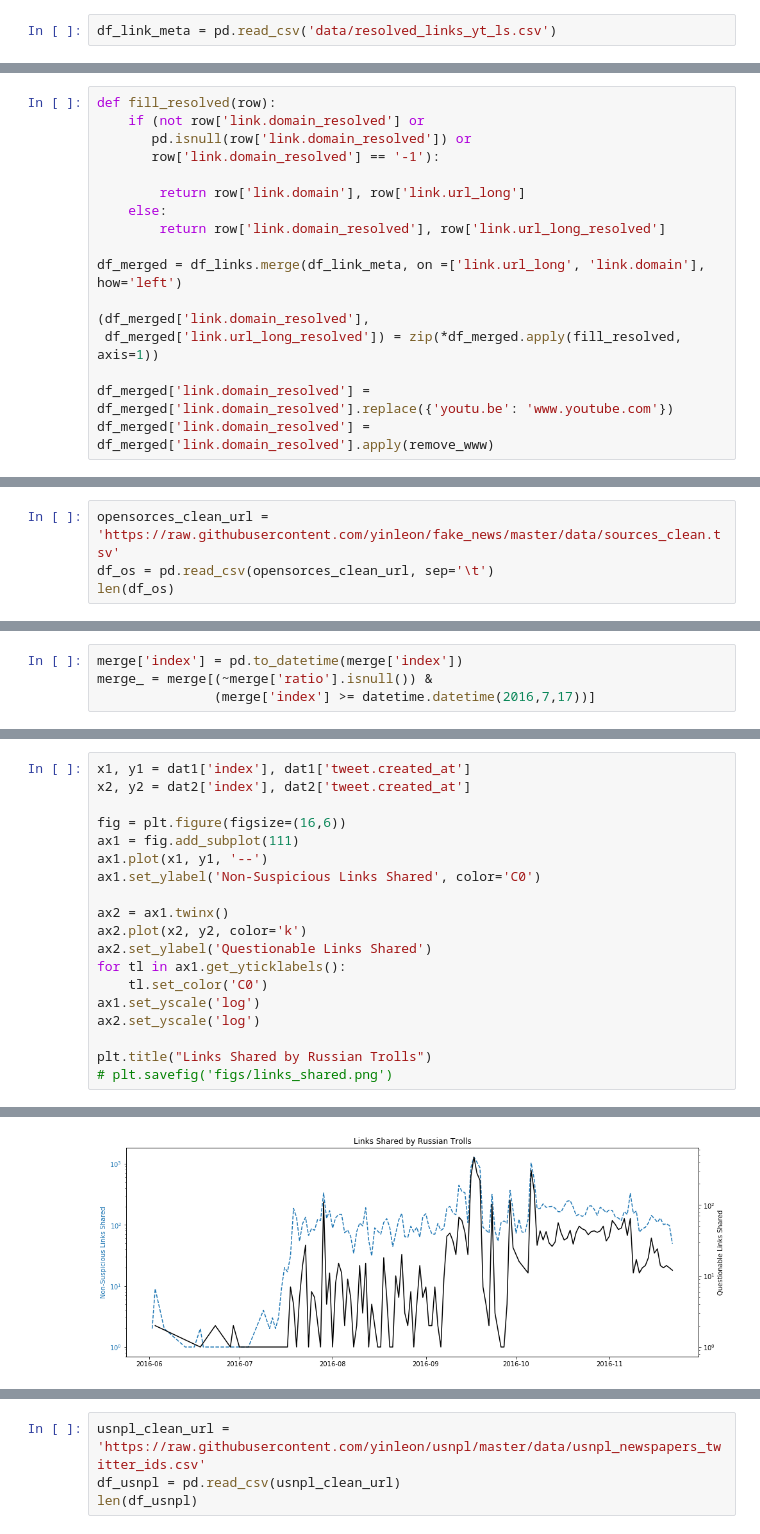
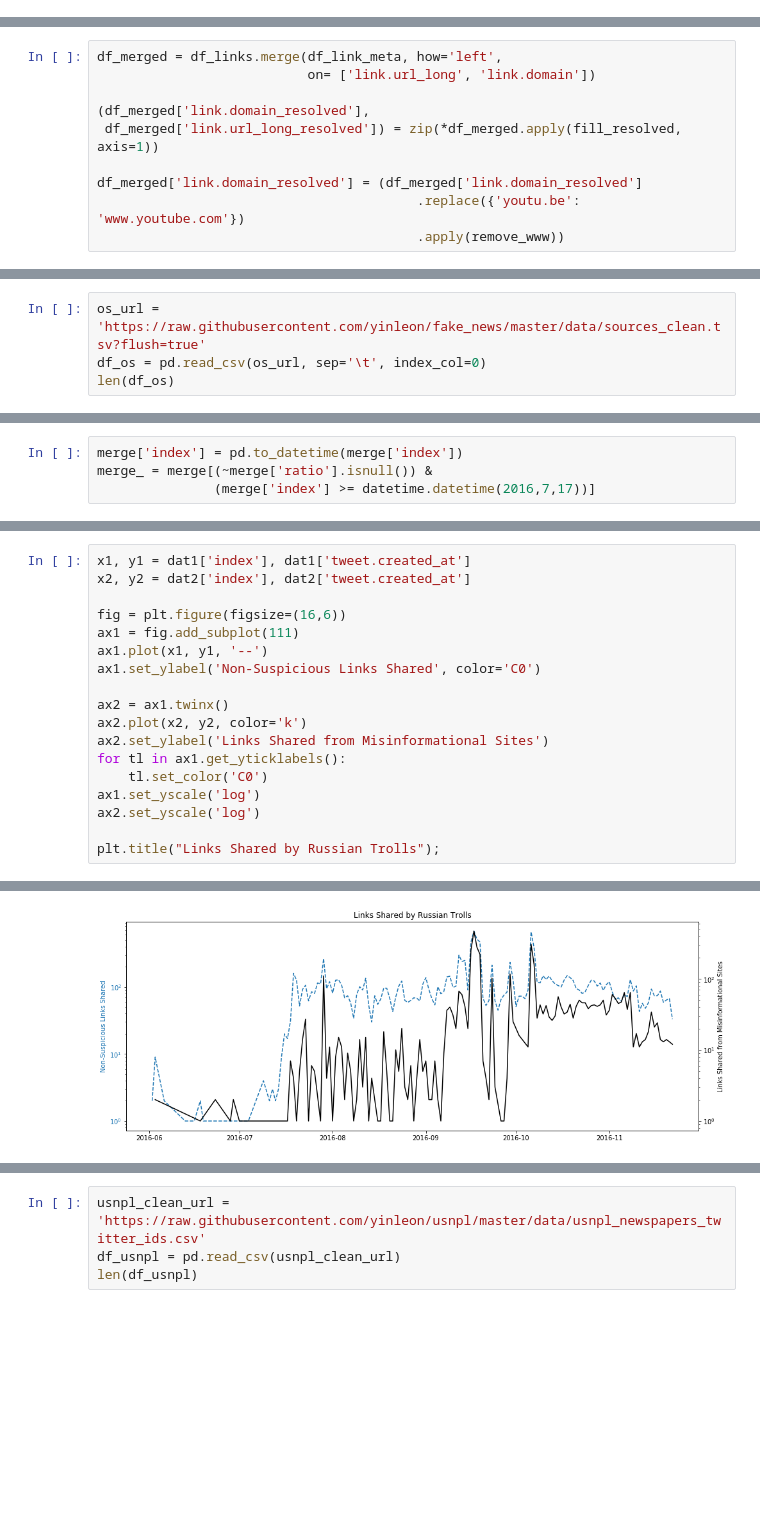
Before and after one commit to mitpalorg/nbc_russian_trolls, a Jupyter notebook: link_analysis-2018-02-28.ipynb, the cells around one changed output, grey strips where cells are left out. Cells and saved outputs as stored; diff of their text form; blank space fills up the shorter version.

Commit message:
cleaned up notebook, and some new analysis

```diff
--- a/link_analysis-2018-02-28.ipynb
+++ b/link_analysis-2018-02-28.ipynb
@@ -360,5 +222,3 @@ df_resolved = pd.`merge(left=df_links, right=df_link_meta, on=['link.url_long',
 # %% [markdown]
 Analyzing the resolved links.
-# %%
-df_link_meta = pd.read_csv('data/resolved_links_yt_ls.csv')
 # %%
@@ -381,0 +284,10 @@ Name: link.domain_resolved, dtype: int64
+# %%
+df_merged = df_links.merge(df_link_meta, how='left',
+                           on= ['link.url_long', 'link.domain'])
+
+(df_merged['link.domain_resolved'],
+ df_merged['link.url_long_resolved']) = zip(*df_merged.apply(fill_resolved, axis=1))
+
+df_merged['link.domain_resolved'] = (df_merged['link.domain_resolved']
+                                         .replace({'youtu.be': 'www.youtube.com'})
+                                         .apply(remove_www))
@@ -413,17 +333,0 @@ df_link_meta['link.domain_resolved'] = df_link_meta['link.domain_resolved'].appl
-# %%
-def fill_resolved(row):
-    if (not row['link.domain_resolved'] or
-       pd.isnull(row['link.domain_resolved']) or
-       row['link.domain_resolved'] == '-1'):
-
-        return row['link.domain'], row['link.url_long']
-    else:
-        return row['link.domain_resolved'], row['link.url_long_resolved']
-
-df_merged = df_links.merge(df_link_meta, on =['link.url_long', 'link.domain'], how='left')
-
-(df_merged['link.domain_resolved'],
- df_merged['link.url_long_resolved']) = zip(*df_merged.apply(fill_resolved, axis=1))
-
-df_merged['link.domain_resolved'] = df_merged['link.domain_resolved'].replace({'youtu.be': 'www.youtube.com'})
-df_merged['link.domain_resolved'] = df_merged['link.domain_resolved'].apply(remove_www)
@@ -498,6 +345,6 @@ Here is a <a href="https://nbviewer.jupyter.org/github/yinleon/fake_news/blob/ma
 # %%
-opensorces_clean_url = 'https://raw.githubusercontent.com/yinleon/fake_news/master/data/sources_clean.tsv'
-df_os = pd.read_csv(opensorces_clean_url, sep='\t')
+os_url = 'https://raw.githubusercontent.com/yinleon/fake_news/master/data/sources_clean.tsv?flush=true'
+df_os = pd.read_csv(os_url, sep='\t', index_col=0)
 len(df_os)
 # %% [output]
 825
@@ -737,12 +548,11 @@ ax1.set_ylabel('Non-Suspicious Links Shared', color='C0')
 
 ax2 = ax1.twinx()
 ax2.plot(x2, y2, color='k')
-ax2.set_ylabel('Questionable Links Shared')
+ax2.set_ylabel('Links Shared from Misinformational Sites')
 for tl in ax1.get_yticklabels():
     tl.set_color('C0')
 ax1.set_yscale('log')
 ax2.set_yscale('log')
 
-plt.title("Links Shared by Russian Trolls")
-# plt.savefig('figs/links_shared.png')
+plt.title("Links Shared by Russian Trolls");
 # %% [output]
@@ -750 +559 @@ plt.title("Links Shared by Russian Trolls")
-[figure, old version]
+[figure, new version]
```
Also changed, not shown: parts of 137 cells of this notebook.
